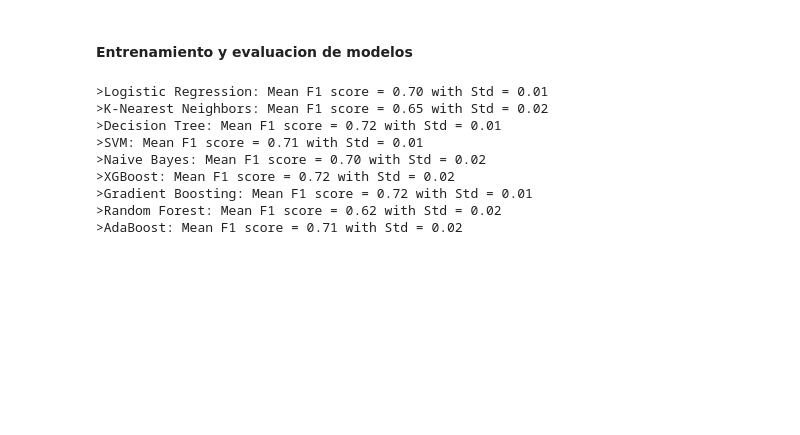
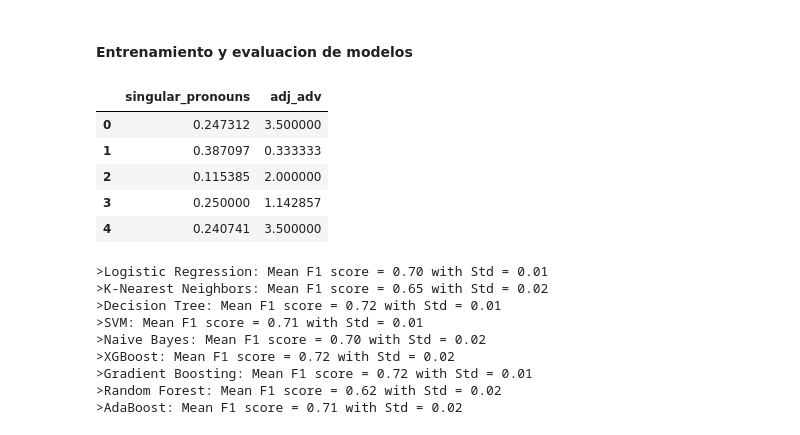
Before and after one commit to fjmoyao/depression_detection, a Jupyter notebook: src/Feature Exploration.ipynb, the cells around one changed output. Drawn from its saved outputs; the diff is of its cells as text; code cells hidden in the pictures; blank space fills up the shorter version.

```diff
--- a/src/Feature Exploration.ipynb
+++ b/src/Feature Exploration.ipynb
@@ -159,6 +159,15 @@ feature_corr[feature_corr.abs()>0.5]
 [figure]
 # %% [markdown]
 #### **Entrenamiento y evaluacion de modelos**
+# %%
+X.head()
+# %% [output]
+|  | singular_pronouns | adj_adv |
+| 0 | 0.247312 | 3.500000 |
+| 1 | 0.387097 | 0.333333 |
+| 2 | 0.115385 | 2.000000 |
+| 3 | 0.250000 | 1.142857 |
+| 4 | 0.240741 | 3.500000 |
 # %%
 # Get and evaluate models
 models = utils.get_models()
```
Also changed, not shown: parts of 4 cells of this notebook, 3 other files.
